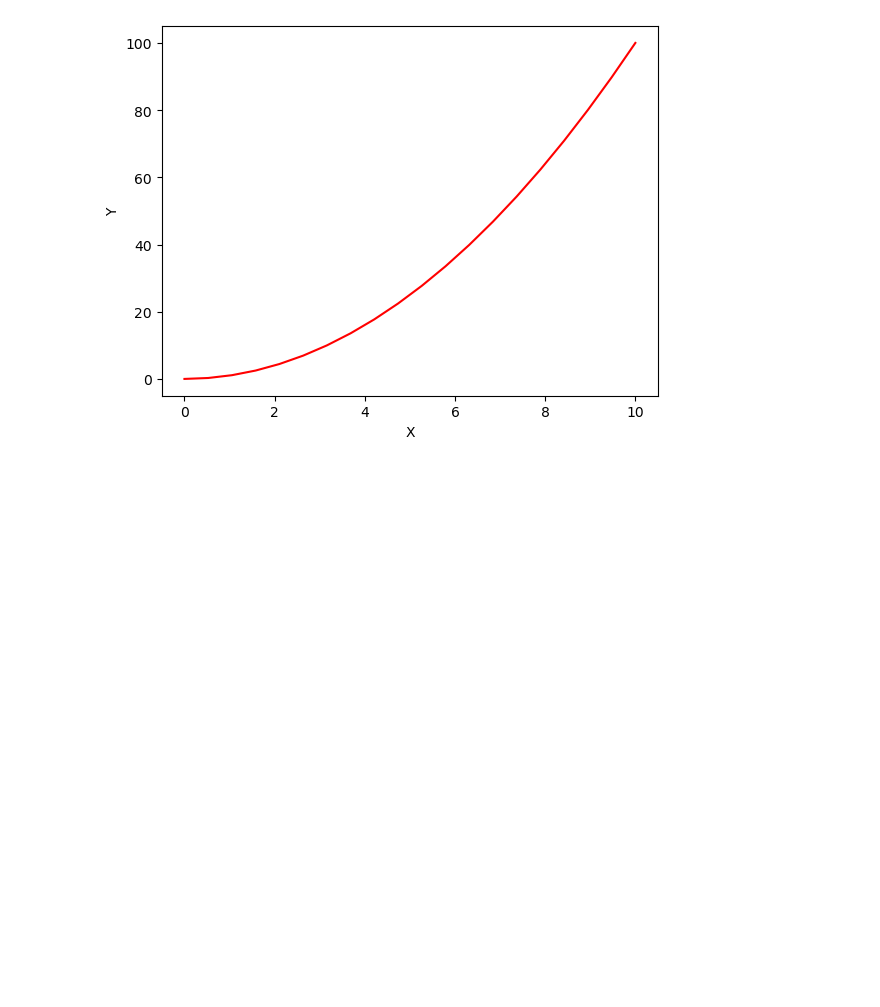
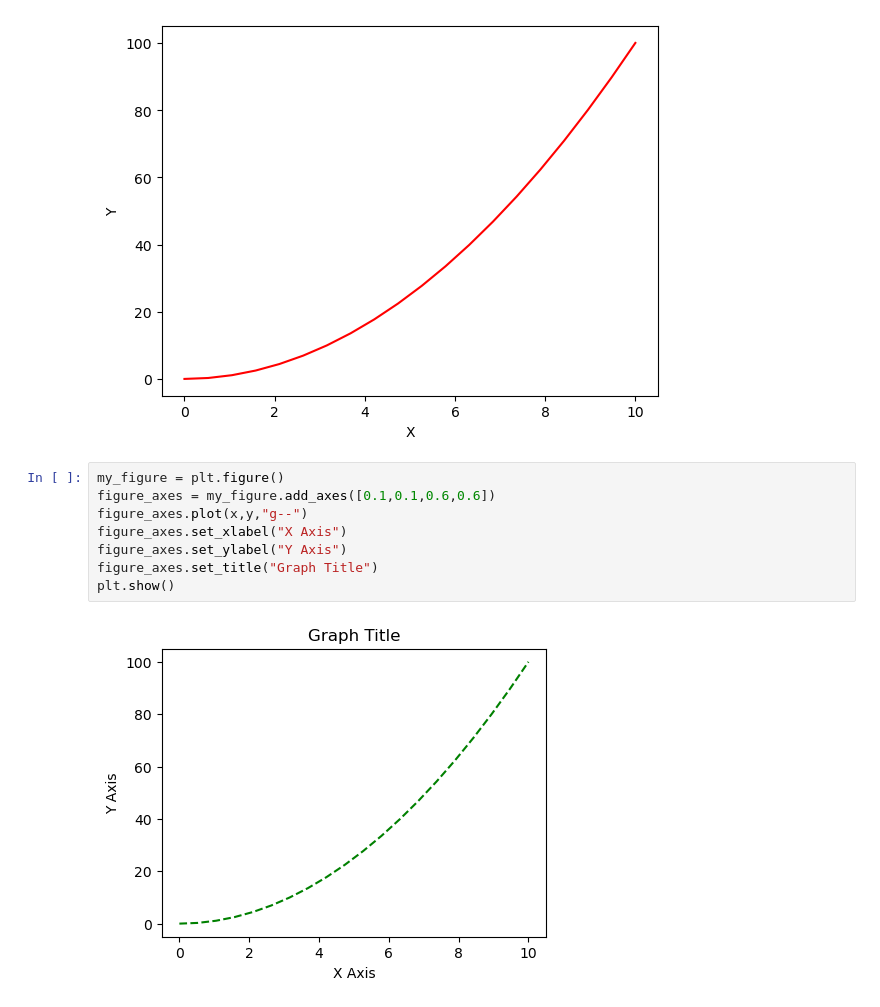
Before and after one commit to ensarakbas77/Veri-Bilimi-Makine-Ogrenmesi-100-Gunluk-Kamp, a Jupyter notebook: Matplotlib.ipynb, the cells around one changed output. Cells and saved outputs as stored; diff of their text form; blank space fills up the shorter version.

```diff
--- a/Matplotlib.ipynb
+++ b/Matplotlib.ipynb
@@ -41,3 +41,13 @@ plt.ylabel("Y")
 plt.show()
 # %% [output]
 [figure]
+# %%
+my_figure = plt.figure()
+figure_axes = my_figure.add_axes([0.1,0.1,0.6,0.6])
+figure_axes.plot(x,y,"g--")
+figure_axes.set_xlabel("X Axis")
+figure_axes.set_ylabel("Y Axis")
+figure_axes.set_title("Graph Title")
+plt.show()
+# %% [output]
+[figure, added]
```
Also changed, not shown: parts of 10 cells of this notebook.
